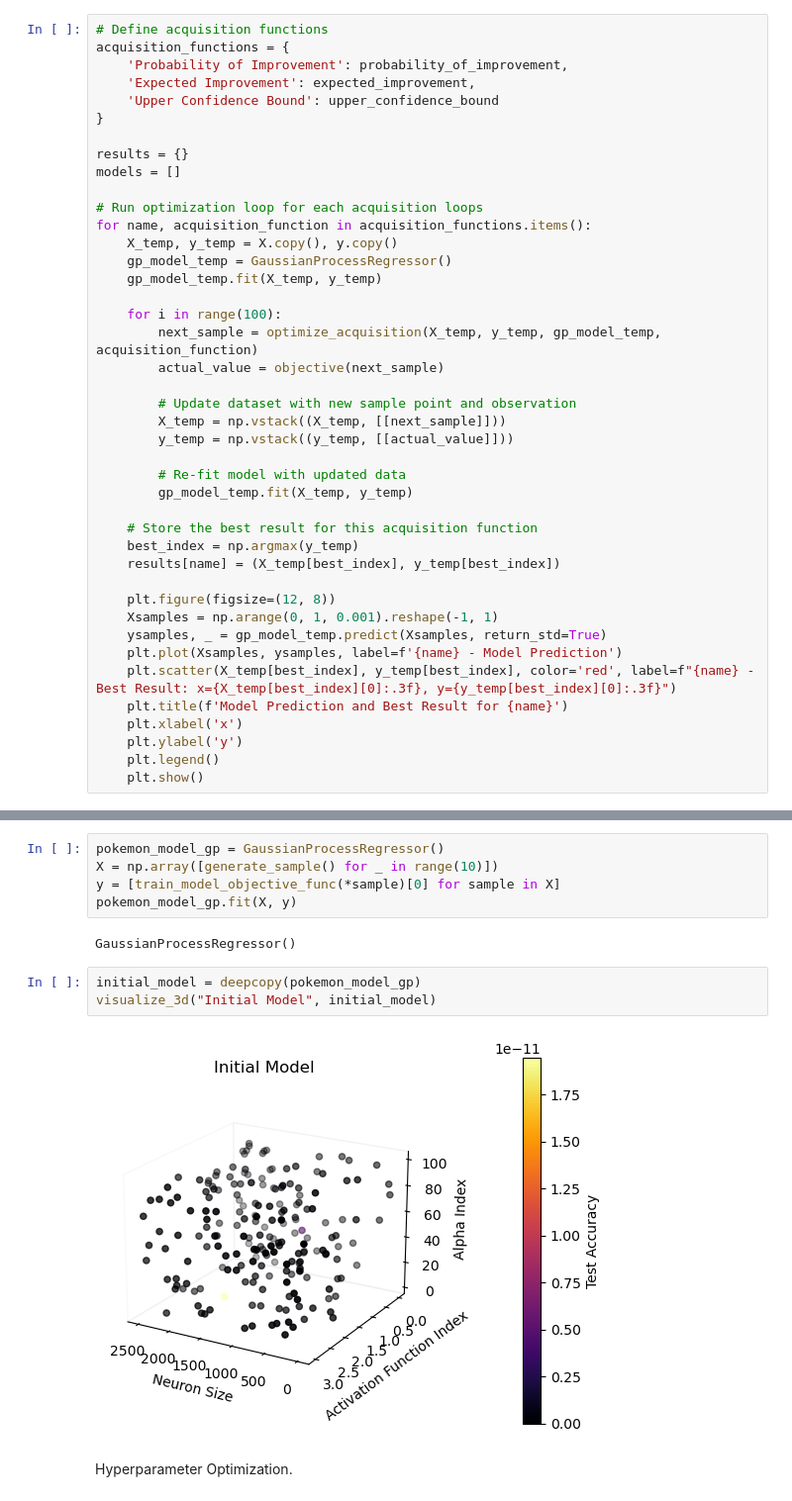
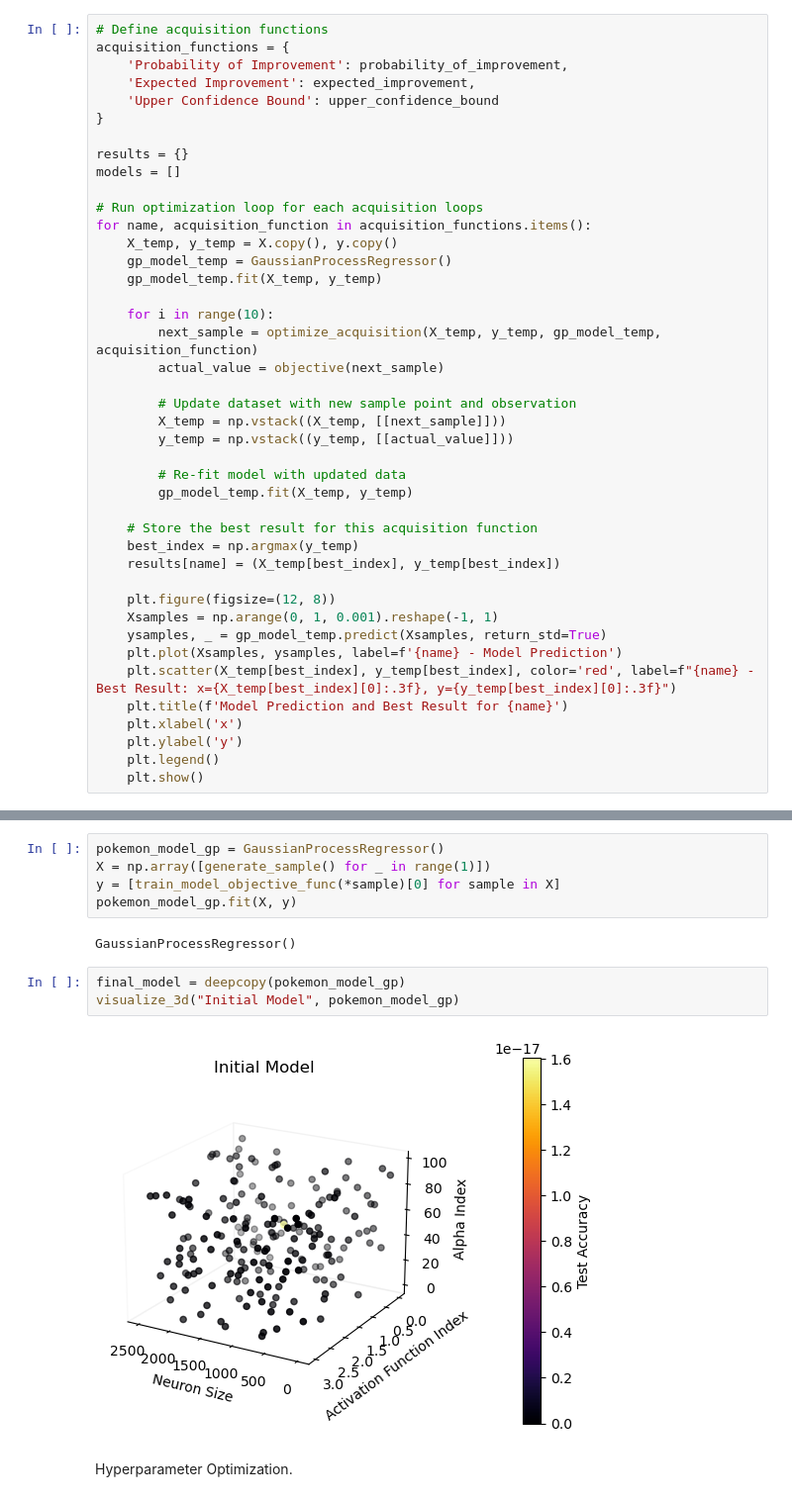
Before and after one commit to asatpathy314/pokemon-mlp, a Jupyter notebook: pokemon.ipynb, the cells around one changed output, grey strips where cells are left out. Shown at 99% size. Saved outputs shown, nothing was run; the diff lists cells and outputs as text.

```diff
--- a/pokemon.ipynb
+++ b/pokemon.ipynb
@@ -180,7 +180,7 @@ for name, acquisition_function in acquisition_functions.items():
     gp_model_temp = GaussianProcessRegressor()
     gp_model_temp.fit(X_temp, y_temp)
 
-    for i in range(100):
+    for i in range(10):
         next_sample = optimize_acquisition(X_temp, y_temp, gp_model_temp, acquisition_function)
         actual_value = objective(next_sample)
 
@@ -372,16 +372,16 @@ def visualize_3d(title, model):
 Create an initial model.
 # %%
 pokemon_model_gp = GaussianProcessRegressor()
-X = np.array([generate_sample() for _ in range(10)])
+X = np.array([generate_sample() for _ in range(1)])
 y = [train_model_objective_func(*sample)[0] for sample in X]
 pokemon_model_gp.fit(X, y)
 # %% [output]
 GaussianProcessRegressor()
 # %%
-initial_model = deepcopy(pokemon_model_gp)
-visualize_3d("Initial Model", initial_model)
+final_model = deepcopy(pokemon_model_gp)
+visualize_3d("Initial Model", pokemon_model_gp)
 # %% [output]
-[figure, old version]
+[figure, new version]
 # %% [markdown]
 Hyperparameter Optimization.
 # %%
```
Also changed, not shown: parts of 6 cells of this notebook, 2 other files.
